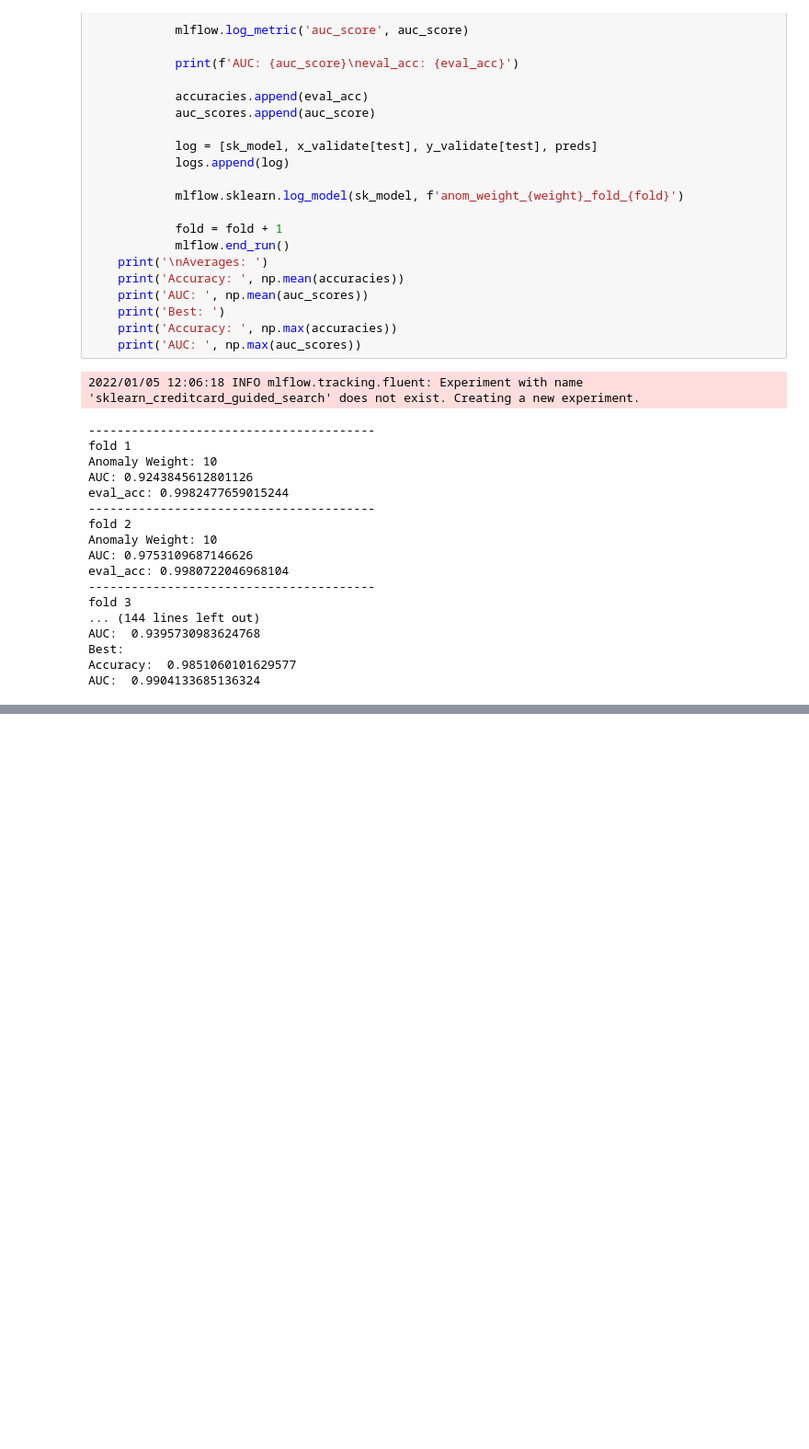
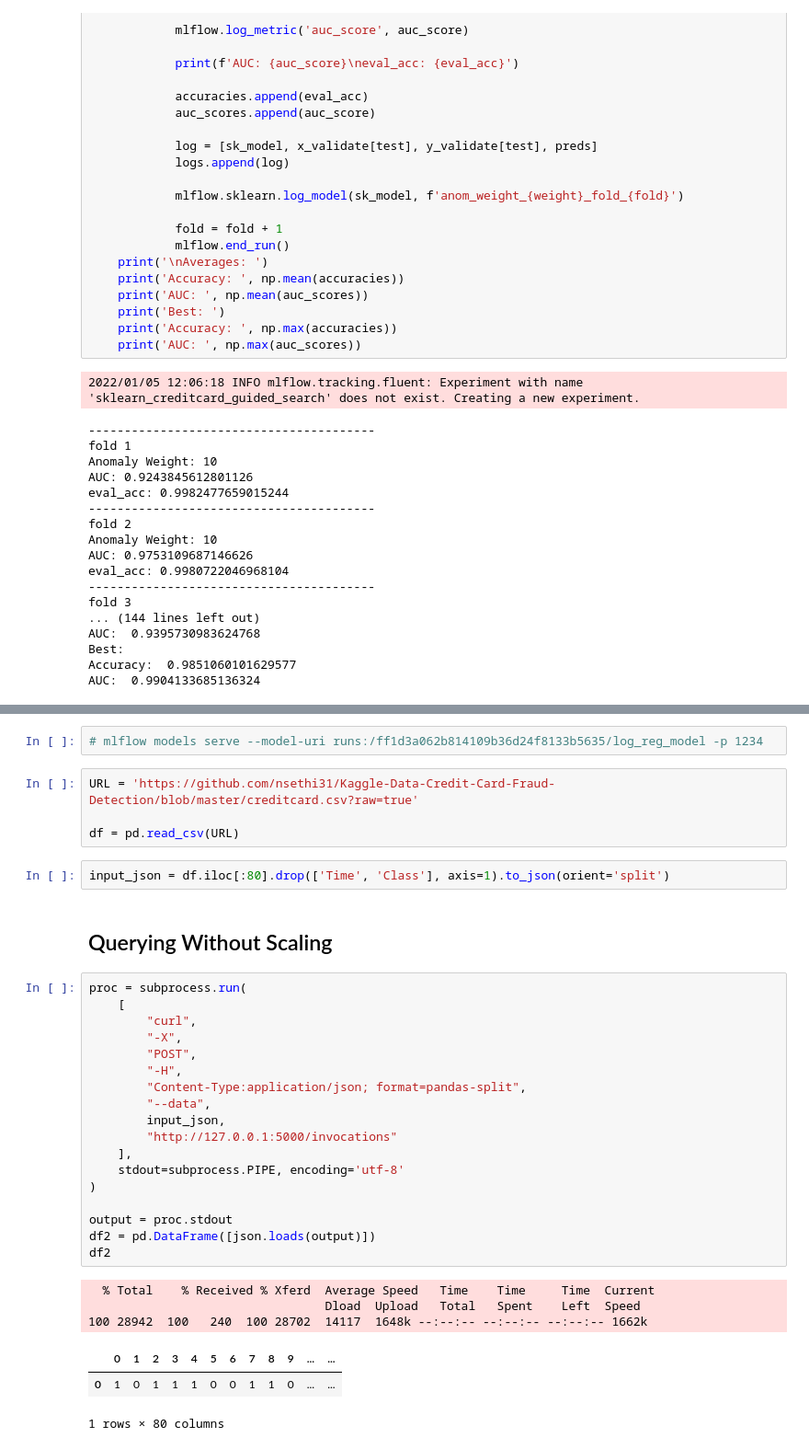
Before and after one commit to caiosainvallio/mlflow, a Jupyter notebook: mlflowScikitLearn/mlflow_sklearn.ipynb, the cells around one changed output, grey strips where cells are left out. Shown: that part at 92% size. Drawn from its saved outputs; the diff is of its cells as text; blank space fills up the shorter version.

```diff
--- a/mlflowScikitLearn/mlflow_sklearn.ipynb
+++ b/mlflowScikitLearn/mlflow_sklearn.ipynb
@@ -342,0 +362,35 @@ AUC:  0.9904133685136324
+# %%
+# mlflow models serve --model-uri runs:/ff1d3a062b814109b36d24f8133b5635/log_reg_model -p 1234
+# %%
+URL = 'https://github.com/nsethi31/Kaggle-Data-Credit-Card-Fraud-Detection/blob/master/creditcard.csv?raw=true'
+
+df = pd.read_csv(URL)
+# %%
+input_json = df.iloc[:80].drop(['Time', 'Class'], axis=1).to_json(orient='split')
+# %% [markdown]
+## Querying Without Scaling
+# %%
+proc = subprocess.run(
+    [
+        "curl",
+        "-X",
+        "POST",
+        "-H",
+        "Content-Type:application/json; format=pandas-split",
+        "--data",
+        input_json,
+        "http://127.0.0.1:5000/invocations"
+    ],
+    stdout=subprocess.PIPE, encoding='utf-8'
+)
+
+output = proc.stdout
+df2 = pd.DataFrame([json.loads(output)])
+df2
+# %% [output]
+  % Total    % Received % Xferd  Average Speed   Time    Time     Time  Current
+                                 Dload  Upload   Total   Spent    Left  Speed
+100 28942  100   240  100 28702  14117  1648k --:--:-- --:--:-- --:--:-- 1662k
+|  | 0 | 1 | 2 | 3 | 4 | 5 | 6 | 7 | 8 | 9 | ... | ... |
+| 0 | 1 | 0 | 1 | 1 | 1 | 0 | 0 | 1 | 1 | 0 | ... | ... |
+1 rows × 80 columns
```
Also changed, not shown: parts of 13 cells of this notebook.
